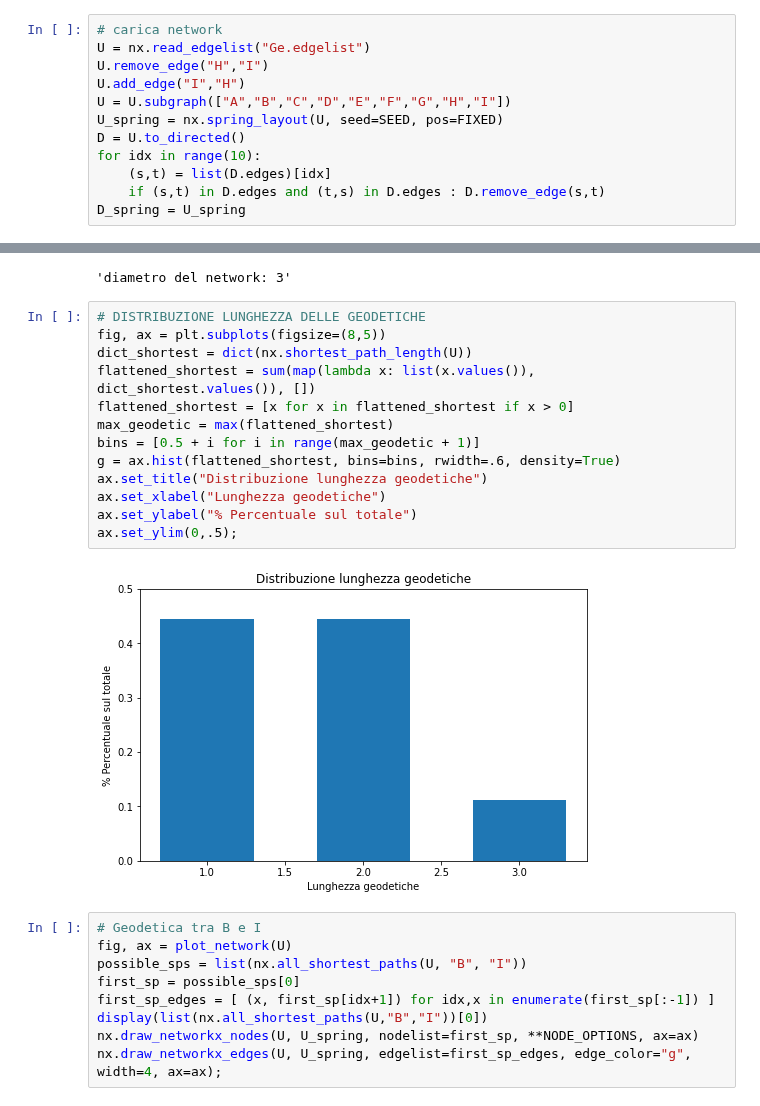
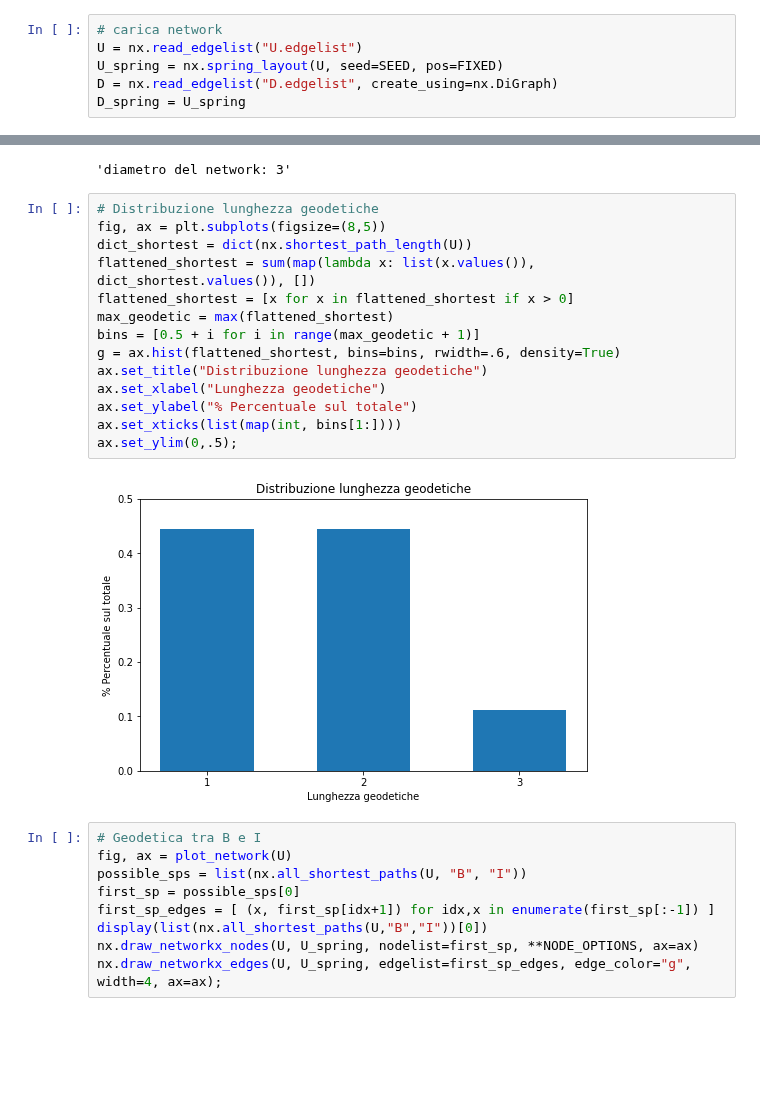
Before and after one commit to alkaest2002/ABGrid, a Jupyter notebook: materials/course 101/esercitazione.ipynb, the cells around one changed output, grey strips where cells are left out. Drawn from its saved outputs; the diff is of its cells as text; blank space fills up the shorter version.

```diff
--- a/materials/course 101/esercitazione.ipynb
+++ b/materials/course 101/esercitazione.ipynb
@@ -46,15 +41,9 @@ FIXED = {
 }
 # %%
 # carica network
-U = nx.read_edgelist("Ge.edgelist")
-U.remove_edge("H","I")
-U.add_edge("I","H")
-U = U.subgraph(["A","B","C","D","E","F","G","H","I"])
+U = nx.read_edgelist("U.edgelist")
 U_spring = nx.spring_layout(U, seed=SEED, pos=FIXED)
-D = U.to_directed()
-for idx in range(10):
-    (s,t) = list(D.edges)[idx]
-    if (s,t) in D.edges and (t,s) in D.edges : D.remove_edge(s,t)
+D = nx.read_edgelist("D.edgelist", create_using=nx.DiGraph)
 D_spring = U_spring
 # %%
 # FN per disegnare network
@@ -145,20 +134,21 @@ f"diametro del network: {nx.diameter(U)}"
 # %% [output]
 'diametro del network: 3'
 # %%
-# DISTRIBUZIONE LUNGHEZZA DELLE GEODETICHE
+# Distribuzione lunghezza geodetiche
 fig, ax = plt.subplots(figsize=(8,5))
 dict_shortest = dict(nx.shortest_path_length(U))
 flattened_shortest = sum(map(lambda x: list(x.values()), dict_shortest.values()), [])
 flattened_shortest = [x for x in flattened_shortest if x > 0]
 max_geodetic = max(flattened_shortest)
 bins = [0.5 + i for i in range(max_geodetic + 1)]
 g = ax.hist(flattened_shortest, bins=bins, rwidth=.6, density=True)
 ax.set_title("Distribuzione lunghezza geodetiche")
 ax.set_xlabel("Lunghezza geodetiche")
 ax.set_ylabel("% Percentuale sul totale")
+ax.set_xticks(list(map(int, bins[1:])))
 ax.set_ylim(0,.5);
 # %% [output]
-[figure, old version]
+[figure, new version]
 # %%
 # Geodetica tra B e I
 fig, ax = plot_network(U)
```
Also changed, not shown: parts of 15 cells of this notebook, 3 other files.
